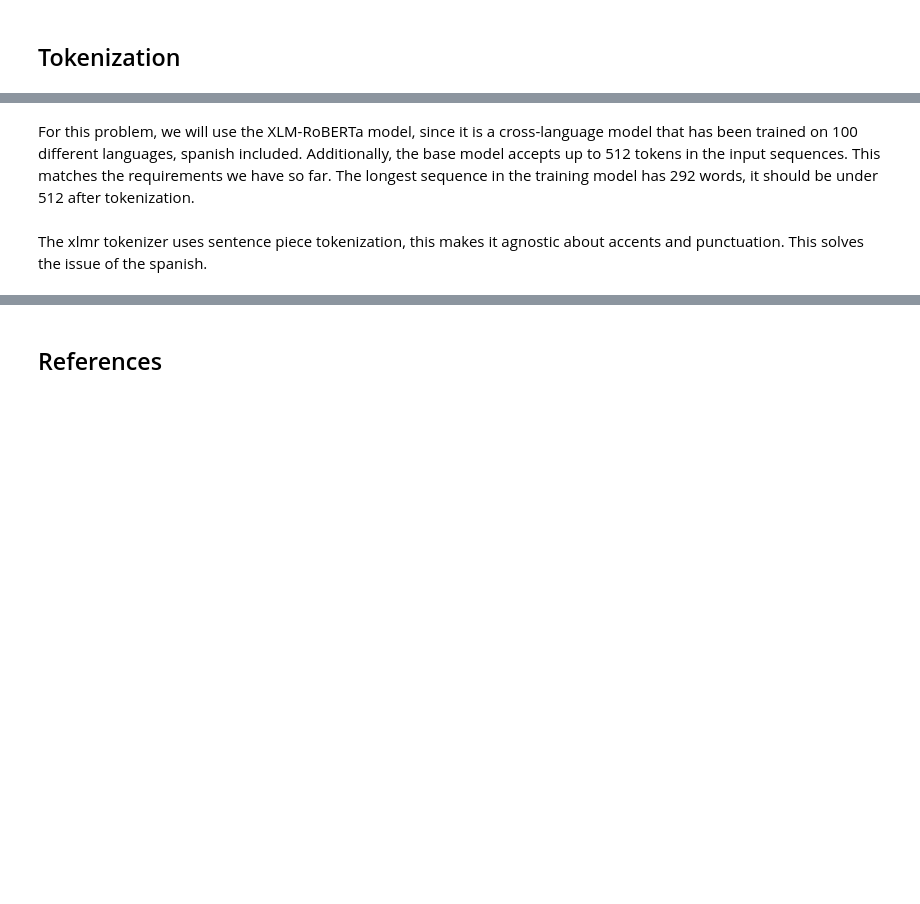
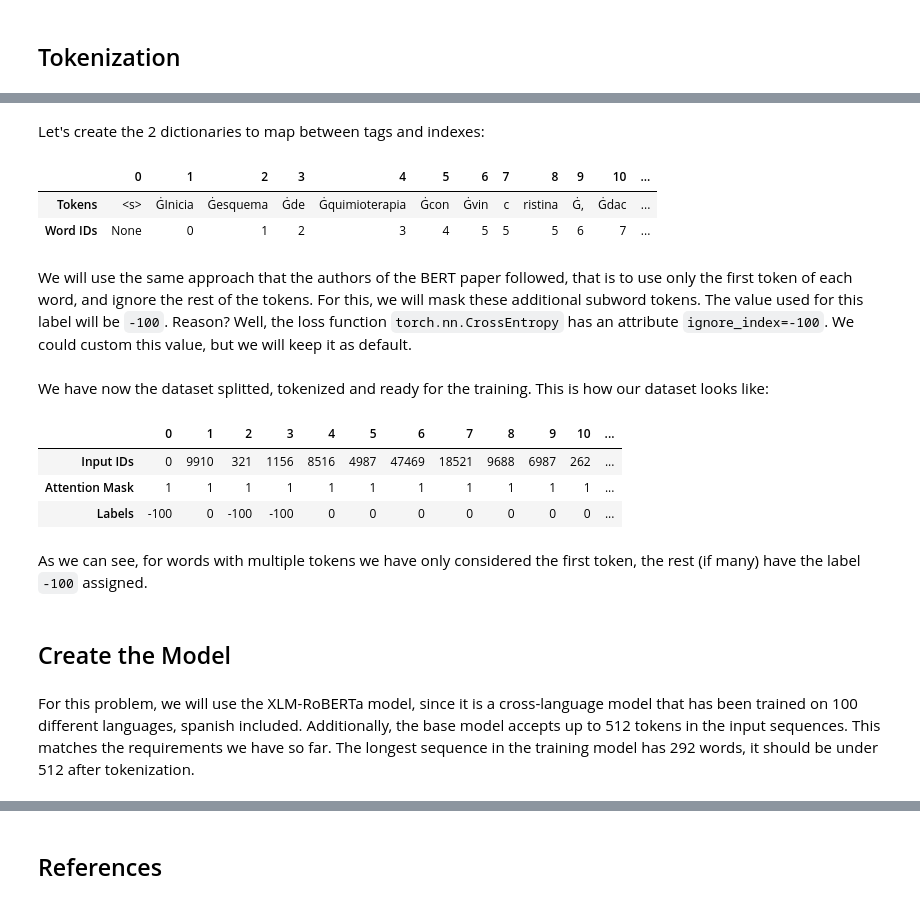
Before and after one commit to mmenendezg/Books, a Jupyter notebook: nlp-transformers/projects/4.token_classification_ner.ipynb, the cells around one changed output, grey strips where cells are left out. Cells and saved outputs as stored; diff of their text form; code cells hidden in the pictures; blank space fills up the shorter version.

```diff
--- a/nlp-transformers/projects/4.token_classification_ner.ipynb
+++ b/nlp-transformers/projects/4.token_classification_ner.ipynb
@@ -140,0 +217,2 @@ pd.DataFrame([example["tokens"], example["ner_tag_name"]], ["Tokens", "NER Tag"]
+# %% [markdown]
+Let's create the 2 dictionaries to map between tags and indexes:
@@ -141,2 +222,61 @@ pd.DataFrame([example["tokens"], example["ner_tag_name"]], ["Tokens", "NER Tag"]
+# %%
+tokenized_tokens = tokenizer(dataset["train"][64]["tokens"], is_split_into_words=True)
+tokens = tokenizer.convert_ids_to_tokens(tokenized_tokens["input_ids"])
+# %%
+word_ids = tokenized_tokens.word_ids()
+pd.DataFrame([tokens, word_ids], index=["Tokens", "Word IDs"])
+# %% [output]
+|  | 0 | 1 | 2 | 3 | 4 | 5 | 6 | 7 | 8 | 9 | 10 | ... |
+| Tokens | <s> | ĠInicia | Ġesquema | Ġde | Ġquimioterapia | Ġcon | Ġvin | c | ristina | Ġ, | Ġdac | ... |
+| Word IDs | None | 0 | 1 | 2 | 3 | 4 | 5 | 5 | 5 | 6 | 7 | ... |
+# %% [markdown]
+We will use the same approach that the authors of the BERT paper followed, that is to use only the first token of each word, and ignore the rest of the tokens. For this, we will mask these additional subword tokens. The value used for this label will be `-100`. Reason? Well, the loss function `torch.nn.CrossEntropy` has an attribute `ignore_index=-100`. We could custom this value, but we will keep it as default.
+# %%
+def tokenize_dataset(batch):
+    tokenized_inputs = tokenizer(
+        batch["tokens"], is_split_into_words=True, truncation=True
+    )
+
+    labels = []
+    for idx, label in enumerate(batch["ner_tags"]):
+        word_ids = tokenized_inputs.word_ids(batch_index=idx)
+        previous_word_idx = None
+        label_ids = []
+        for word_idx in word_ids:
+            # We validate if it is a new word or a new token of the same word
+            if word_idx is None or word_idx == previous_word_idx:
+                label_ids.append(-100)
+            else:
+                label_ids.append(label[word_idx])
+            previous_word_idx = word_idx
+        labels.append(label_ids)
+    tokenized_inputs["labels"] = labels
+    return tokenized_inputs
+
+
+def encode_dataset(dataset):
+    columns = ["id", "tokens", "ner_tags"]
+    return dataset.map(tokenize_dataset, batched=True, remove_columns=columns)
+# %%
+train_ds = encode_dataset(dataset["train"])
+valid_ds = encode_dataset(dataset["validation"])
+test_ds = encode_dataset(dataset["test"])
+# %% [markdown]
+We have now the dataset splitted, tokenized and ready for the training. This is how our dataset looks like:
+# %%
+ex_idx = 56
+pd.DataFrame(
+    [train_ds[ex_idx]["input_ids"], train_ds[ex_idx]["attention_mask"], train_ds[ex_idx]["labels"]],
+    index=["Input IDs", "Attention Mask", "Labels"],
+)
+# %% [output]
+|  | 0 | 1 | 2 | 3 | 4 | 5 | 6 | 7 | 8 | 9 | 10 | ... |
+| Input IDs | 0 | 9910 | 321 | 1156 | 8516 | 4987 | 47469 | 18521 | 9688 | 6987 | 262 | ... |
+| Attention Mask | 1 | 1 | 1 | 1 | 1 | 1 | 1 | 1 | 1 | 1 | 1 | ... |
+| Labels | -100 | 0 | -100 | -100 | 0 | 0 | 0 | 0 | 0 | 0 | 0 | ... |
+# %% [markdown]
+As we can see, for words with multiple tokens we have only considered the first token, the rest (if many) have the label `-100` assigned.
+# %% [markdown]
+## Create the Model
 # %% [markdown]
 For this problem, we will use the XLM-RoBERTa model, since it is a cross-language model that has been trained on 100 different languages, spanish included. Additionally, the base model accepts up to 512 tokens in the input sequences. This matches the requirements we have so far. The longest sequence in the training model has 292 words, it should be under 512 after tokenization.
@@ -145,2 +282,0 @@ xlmr_tokenizer = AutoTokenizer.from_pretrained(MODEL_NAME)
-# %% [markdown]
-The xlmr tokenizer uses sentence piece tokenization, this makes it agnostic about accents and punctuation. This solves the issue of the spanish.
```
Also changed, not shown: parts of 72 cells of this notebook, 2 other files.
